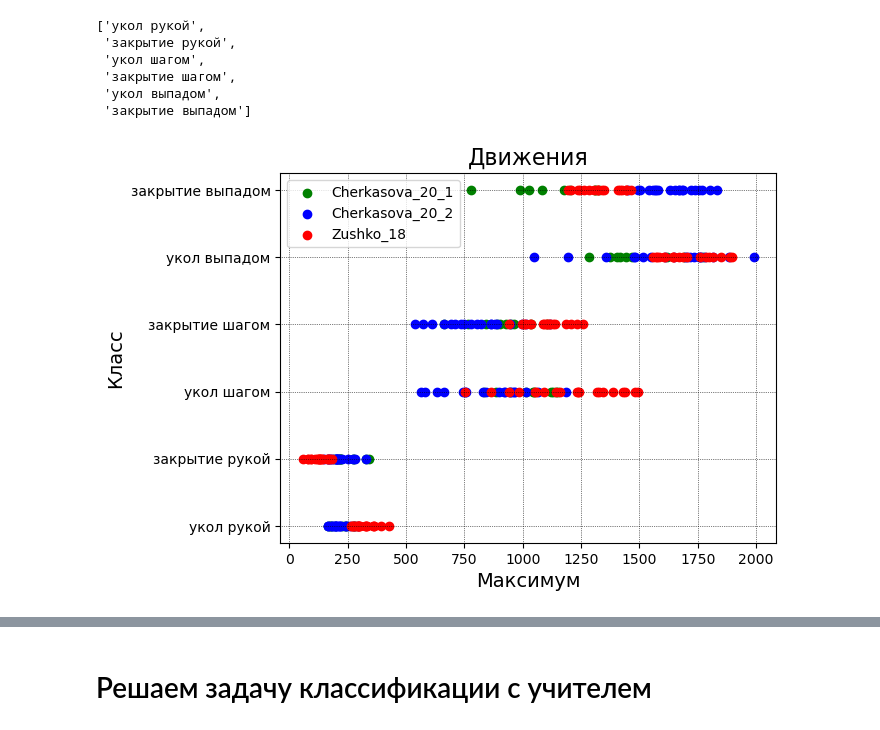
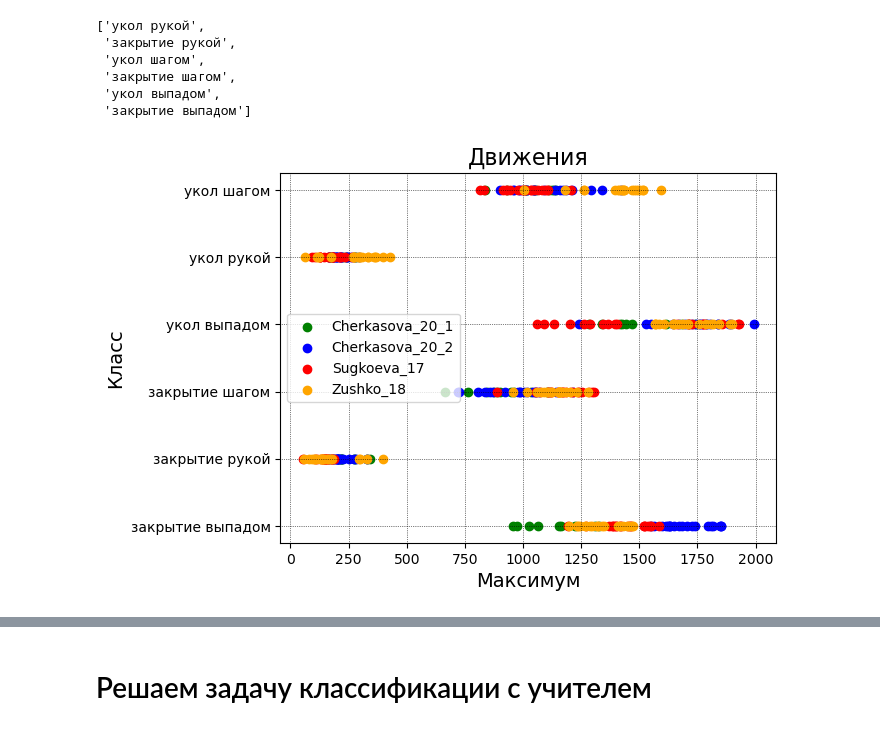
Before and after one commit to Poandreeva/Classification-of-movement, a Jupyter notebook: Project.ipynb, the cells around one changed output, grey strips where cells are left out. Cells and saved outputs as stored; diff of their text form; code cells hidden in the pictures.

```diff
--- a/Project.ipynb
+++ b/Project.ipynb
@@ -7,7 +7,7 @@ way_folder = 'fencing_signals/'
 # пусть к папкам с записями для каждого участника
 exp = ['Cherkasova_20_1/',
        'Cherkasova_20_2/',
-       #'Sugkoeva_17/',
+       'Sugkoeva_17/',
        'Zushko_18/'
       ]
 
@@ -21,7 +21,7 @@ body_part = ["передней руке", "груди", "передней ног
 fencing_move = ['рукой', 'шагом', 'выпадом']
 
 # сохранение графиков
-save = True
+save = False
 # %%
 import matplotlib.pyplot as plt
 import matplotlib.patches as patches
@@ -381,10 +399,20 @@ for experimental in exp:
             df['t'] = t
             df['vector'] = np.sqrt(df['x']**2 + df['y']**2 + df['z']**2)
 
-        # Сигнал при движении рукой имеет в конце сильный скачок, поэтому наобходимо обрезать сигнал
-        if move == 'Arm/' and experimental == 'Cherkasova_20_1/':
-            for df in dfs:
-                df.drop(index=range(2550, len(df)), inplace=True)
+        # Сигнал при движении рукой имеет сильный скачок, поэтому наобходимо обрезать сигнал
+        if move == 'Arm/':
+            if experimental == 'Cherkasova_20_1/':
+                for df in dfs:
+                    df.drop(index=range(2550, len(df)), inplace=True)
+            if experimental == 'Zushko_18/':
+                for df in dfs:
+                    df.drop(index=range(3850, len(df)), inplace=True)
+            if experimental == 'Sugkoeva_17/':
+                for b, df in enumerate(dfs):
+                    dfs[b] = df.iloc[150:].reset_index(drop=True)
+
+
+
 
         combined_df, start_indices, end_indices, positive_peaks, negative_peaks, derivative, peaks, df_forward_ind, df_backward_ind = find_movement_peaks(dfs, move)
         if not peaks_executed:
@@ -409,7 +437,7 @@ for experimental in exp:
                 """Для вывода всех движений снять # """
 #                 plot_dfs(way_folder, experimental, move, movement_dfs, f'{ways[n]} {fencing_move[i]} №{a+1}', body_part, save = save)
 
-                params = features(movement_dfs, f'{ways[n]} {fencing_move[i]} №{a+1}', body_part, experimental)
+                params = features(movement_dfs, f'{ways[n]} {fencing_move[i]} {a+1}', body_part, experimental)
                 all_params.append(params)
 
 # Объединение датафреймов в один
@@ -450,17 +482,21 @@ unique_movements
 # %%
 plt.figure()
 prm = ['Отсчеты', 'Среднее', 'Стандартное отклонение', 'Минимум', '25-й процентиль', 'Медиана', '75-й процентиль', 'Максимум']
 prmNum = 7
 colors = ['green', 'blue', 'red', 'orange']
 for i, color in zip(range(len(exp)), colors):
-    Ai = A[A['Фехтовальщик'] == exp[i]]
-    plt.scatter(Ai[prm[prmNum]].tolist(), Ai.index.tolist(), color=color, label=exp[i][:-1])
+    Ai = A[A.index.get_level_values('Фехтовальщик') == exp[i]]
+    values = Ai.loc[exp[i], :, :, :][prm[prmNum]]
+    sum_values = values.groupby(['Номер', 'Движение']).sum().reset_index().set_index('Движение')
+    sum_values = sum_values.drop('Номер', axis=1).sum(axis=1)
+    plt.scatter(sum_values, sum_values.index, color=color, label=exp[i][:-1])
 plt.xlabel(prm[prmNum], fontsize=14)
 plt.ylabel('Класс', fontsize=14)
 plt.title('Движения', fontsize=16)
 plt.grid(which='major', linewidth=0.5, linestyle=':', color='k')
 plt.legend()
-plt.savefig(f'Движения.png', dpi=400, bbox_inches='tight')
+if save == True:
+    plt.savefig(f'Движения.png', dpi=400, bbox_inches='tight')
 plt.show()
 # %% [output]
-[figure, old version]
+[figure, new version]
```
Also changed, not shown: parts of 26 cells of this notebook.
